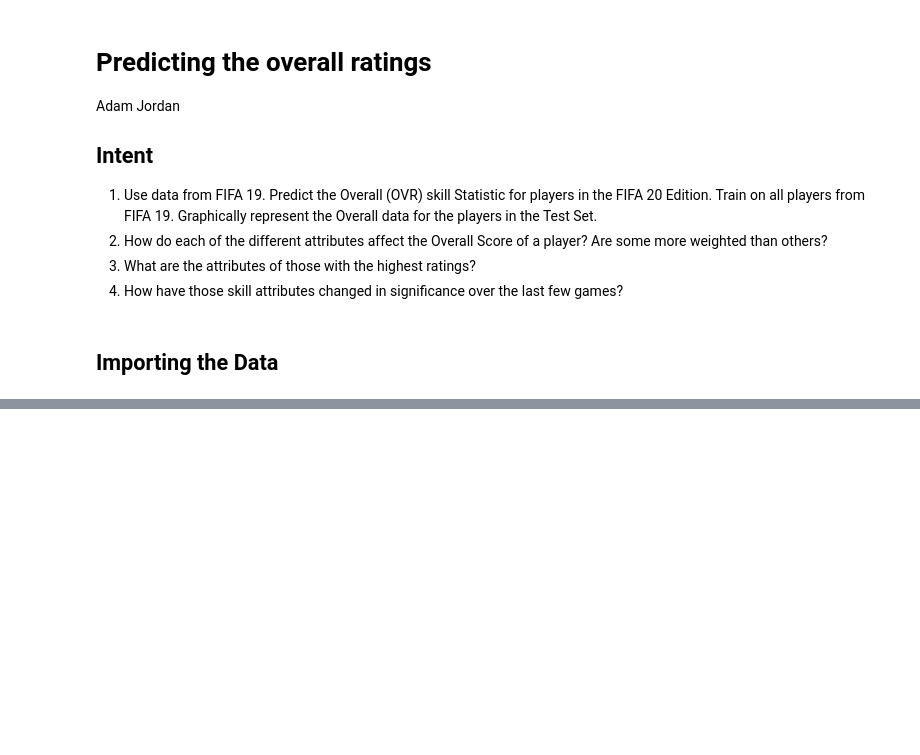
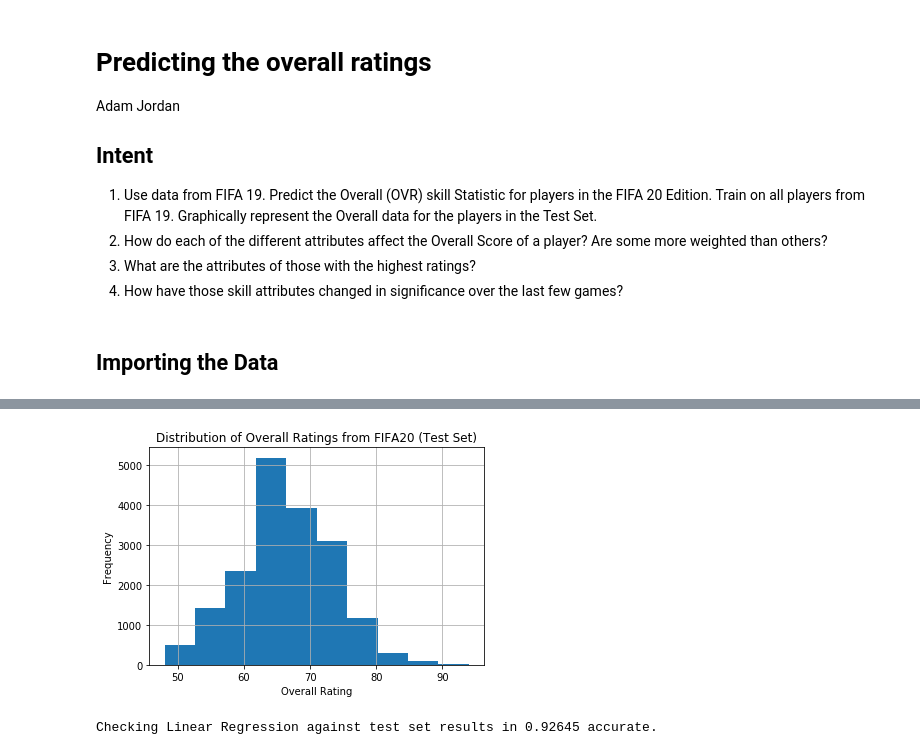
Before and after one commit to sabderra/cs109a_project, a Jupyter notebook: player_ratings.ipynb, the cells around one changed output, grey strips where cells are left out. Drawn from its saved outputs; the diff is of its cells as text; code cells hidden in the pictures; blank space fills up the shorter version.

```diff
--- a/player_ratings.ipynb
+++ b/player_ratings.ipynb
@@ -77,0 +147,16 @@ float64
+# %%
+y_test.hist(bins=10)
+plt.xlabel('Overall Rating')
+plt.ylabel('Frequency')
+plt.title('Distribution of Overall Ratings from FIFA20 (Test Set)')
+plt.show()
+# %% [output]
+[figure, added]
+# %%
+lr = LinearRegression()
+lr.fit(x_train_scaled, y_train)
+lr_score = lr.score(x_test_scaled, y_test)
+
+print(f'Checking Linear Regression against test set results in {lr_score:.5f} accurate.')
+# %% [output]
+Checking Linear Regression against test set results in 0.92645 accurate.
```
Also changed, not shown: parts of 21 cells of this notebook.
